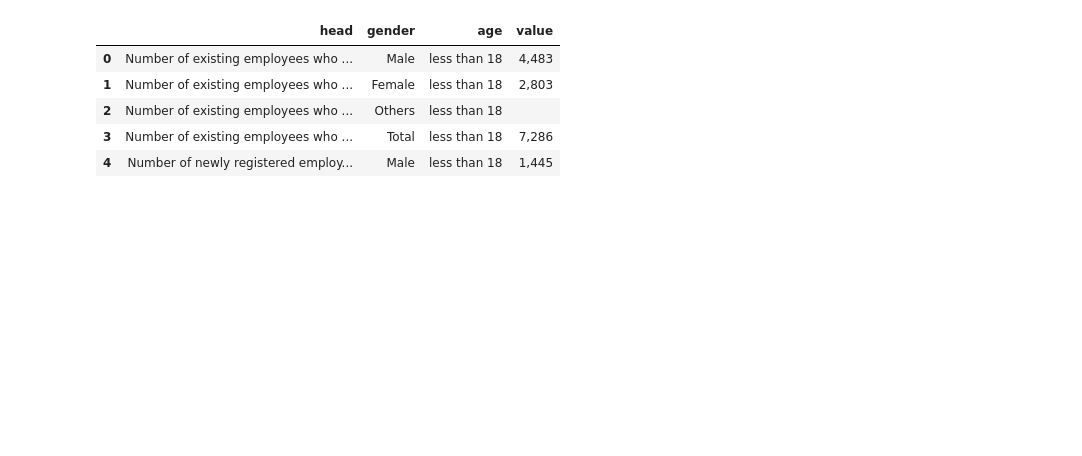
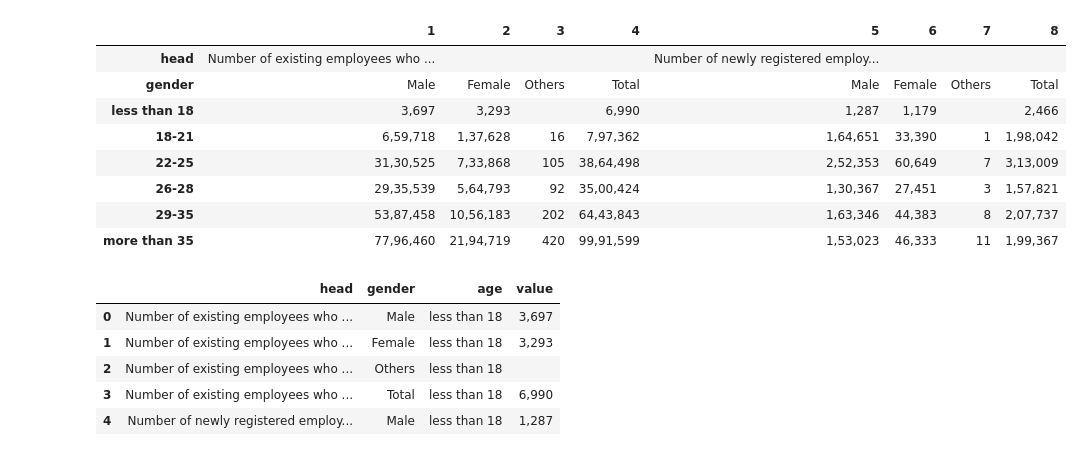
Before and after one commit to ujjawal234/bipp-datasets, a Jupyter notebook: projects/formal_employment/notebooks/extract_epfo.ipynb, the cells around one changed output. Drawn from its saved outputs; the diff is of its cells as text; code cells hidden in the pictures; blank space fills up the shorter version.

```diff
--- a/projects/formal_employment/notebooks/extract_epfo.ipynb
+++ b/projects/formal_employment/notebooks/extract_epfo.ipynb
@@ -75,15 +77,18 @@ def prep_row_labels(df: pd.DataFrame):
     headings = headings.str.lower()
     return df.rename(index=headings).drop(0, axis=1)
 # %%
-def reshape_epf(df: pd.DataFrame):
+def reshape_epf(df: pd.DataFrame, id_vars=["head", "gender"]):
     df.iloc[0] = df.iloc[0].str.replace("\n", "").replace("", np.nan).ffill()
-    df = df.T.melt(id_vars=["head", "gender"], var_name="age")
-    categorical_columns = ["head", "gender", "age"]
+    df = df.T.melt(id_vars=id_vars, var_name="age")
+    categorical_columns = id_vars + ["age"]
     df[categorical_columns] = df[categorical_columns].astype("category")
     # TODO: convert values to integer values
     # df.value = pd.to_numeric(df.value.str.replace(",", "").str.strip(), errors="coerce", downcast="unsigned")
     return df
+# %%
+def display_df(df: pd.DataFrame):
+    display(df)
+    return df
 # %%
-df = monthly_epf_tables[0].pipe(strip_month_headline).pipe(exclude_totals_row).pipe(epf_correct_camelot).pipe(prep_row_labels).pipe(reshape_epf)
-df
+monthly_epf_tables[0].pipe(strip_month_headline).pipe(exclude_totals_row).pipe(display_df).pipe(epf_correct_camelot).pipe(prep_row_labels).pipe(display_df).pipe(reshape_epf)
 # %% [output]
@@ -135,16 +145,25 @@ fnl_epf = pd.concat(map(epf_data_pipeline, monthly_epf_tables))
 def is_esic(df: pd.DataFrame):
     return df.iloc[:, 5].str.lower().str.contains('Number of newly registered', na=False, case=False).any()
 # %%
-monthly_esic_tables = list(filter(lambda x: is_esic(x) and is_monthly(x), tables))
+monthly_esic_tables = list(filter(is_monthly, filter(is_esic, tables)))
 # %%
-monthly_esic_tables[0].pipe(strip_month_headline).pipe(exclude_totals_row).pipe(prep_row_labels).pipe(reshape_epf).head()
+monthly_esic_tables[0].pipe(strip_month_headline).pipe(exclude_totals_row).pipe(prep_row_labels).pipe(display_df).pipe(reshape_epf).head()
 # %% [output]
-|  | head | gender | age | value |
-| 0 | Number of existing employees who ... | Male | less than 18 | 4,483 |
-| 1 | Number of existing employees who ... | Female | less than 18 | 2,803 |
-| 2 | Number of existing employees who ... | Others | less than 18 |  |
-| 3 | Number of existing employees who ... | Total | less than 18 | 7,286 |
-| 4 | Number of newly registered employ... | Male | less than 18 | 1,445 |
+|  | 1 | 2 | 3 | 4 | 5 | 6 | 7 | 8 |
+| head | Number of existing employees who ... |  |  |  | Number of newly registered employ... |  |  |  |
+| gender | Male | Female | Others | Total | Male | Female | Others | Total |
+| less than 18 | 3,697 | 3,293 |  | 6,990 | 1,287 | 1,179 |  | 2,466 |
+| 18-21 | 6,59,718 | 1,37,628 | 16 | 7,97,362 | 1,64,651 | 33,390 | 1 | 1,98,042 |
+| 22-25 | 31,30,525 | 7,33,868 | 105 | 38,64,498 | 2,52,353 | 60,649 | 7 | 3,13,009 |
+| 26-28 | 29,35,539 | 5,64,793 | 92 | 35,00,424 | 1,30,367 | 27,451 | 3 | 1,57,821 |
+| 29-35 | 53,87,458 | 10,56,183 | 202 | 64,43,843 | 1,63,346 | 44,383 | 8 | 2,07,737 |
+| more than 35 | 77,96,460 | 21,94,719 | 420 | 99,91,599 | 1,53,023 | 46,333 | 11 | 1,99,367 |
+|  | head | gender | age | value |
+| 0 | Number of existing employees who ... | Male | less than 18 | 3,697 |
+| 1 | Number of existing employees who ... | Female | less than 18 | 3,293 |
+| 2 | Number of existing employees who ... | Others | less than 18 |  |
+| 3 | Number of existing employees who ... | Total | less than 18 | 6,990 |
+| 4 | Number of newly registered employ... | Male | less than 18 | 1,287 |
 # %%
 def esic_data_pipeline(df: pd.DataFrame):
     month = parse_date_head(df).iloc[0]
```
Also changed, not shown: parts of 21 cells of this notebook.
